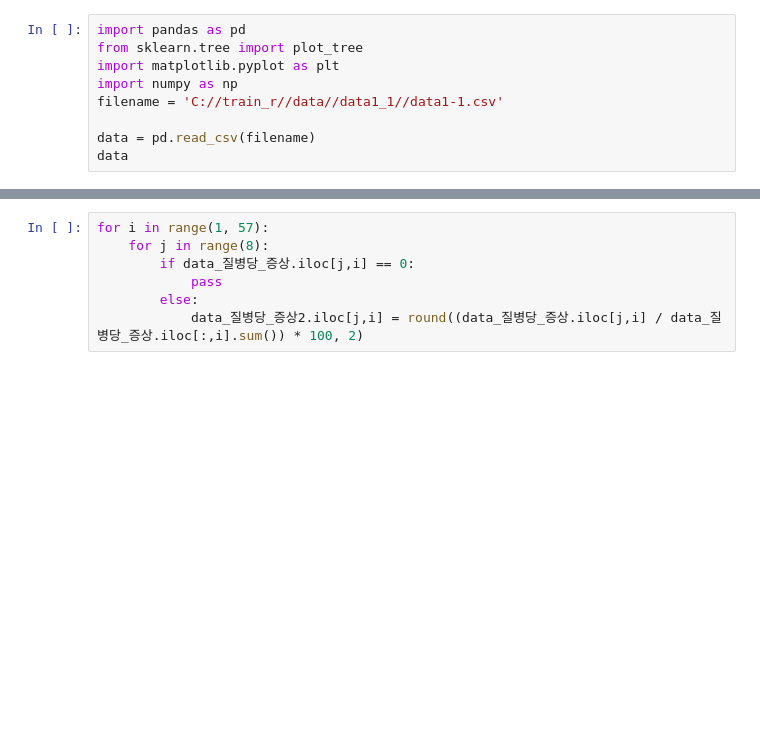
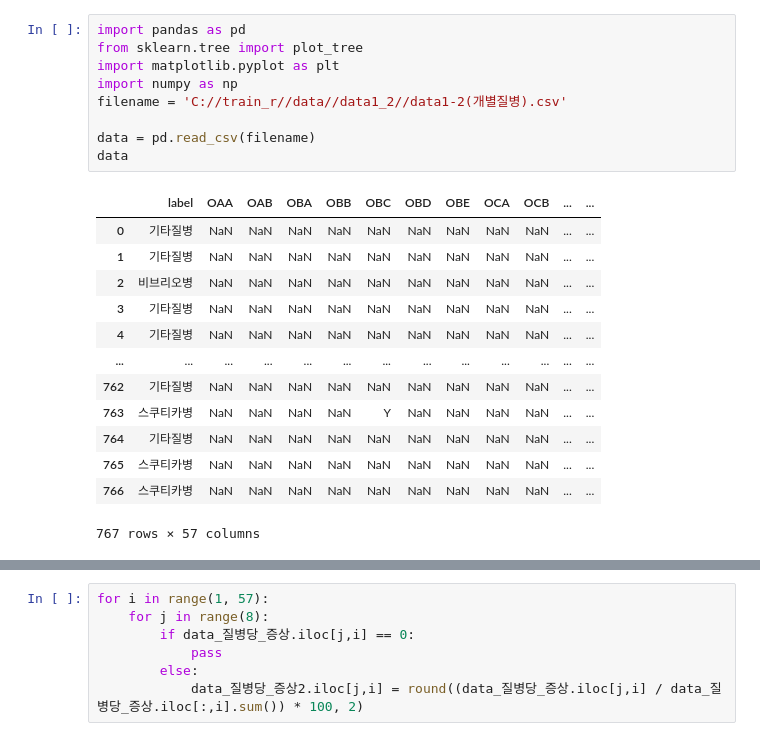
Before and after one commit to dobinR/Learning2, a Jupyter notebook: data/data1/data1-1_arrange.ipynb, the cells around one changed output, grey strips where cells are left out. Saved outputs shown, nothing was run; the diff lists cells and outputs as text; blank space fills up the shorter version.

```diff
--- a/data/data1/data1-1_arrange.ipynb
+++ b/data/data1/data1-1_arrange.ipynb
@@ -1,10 +1,24 @@
 # %%
 import pandas as pd
 from sklearn.tree import plot_tree
 import matplotlib.pyplot as plt
 import numpy as np
-filename = 'C://train_r//data//data1_1//data1-1.csv'
+filename = 'C://train_r//data//data1_2//data1-2(개별질병).csv'
 
 data = pd.read_csv(filename)
 data
+# %% [output]
+|  | label | OAA | OAB | OBA | OBB | OBC | OBD | OBE | OCA | OCB | ... | ... |
+| 0 | 기타질병 | NaN | NaN | NaN | NaN | NaN | NaN | NaN | NaN | NaN | ... | ... |
+| 1 | 기타질병 | NaN | NaN | NaN | NaN | NaN | NaN | NaN | NaN | NaN | ... | ... |
+| 2 | 비브리오병 | NaN | NaN | NaN | NaN | NaN | NaN | NaN | NaN | NaN | ... | ... |
+| 3 | 기타질병 | NaN | NaN | NaN | NaN | NaN | NaN | NaN | NaN | NaN | ... | ... |
+| 4 | 기타질병 | NaN | NaN | NaN | NaN | NaN | NaN | NaN | NaN | NaN | ... | ... |
+| ... | ... | ... | ... | ... | ... | ... | ... | ... | ... | ... | ... | ... |
+| 762 | 기타질병 | NaN | NaN | NaN | NaN | NaN | NaN | NaN | NaN | NaN | ... | ... |
+| 763 | 스쿠티카병 | NaN | NaN | NaN | NaN | Y | NaN | NaN | NaN | NaN | ... | ... |
+| 764 | 기타질병 | NaN | NaN | NaN | NaN | NaN | NaN | NaN | NaN | NaN | ... | ... |
+| 765 | 스쿠티카병 | NaN | NaN | NaN | NaN | NaN | NaN | NaN | NaN | NaN | ... | ... |
+| 766 | 스쿠티카병 | NaN | NaN | NaN | NaN | NaN | NaN | NaN | NaN | NaN | ... | ... |
+767 rows × 57 columns
 # %%
```
Also changed, not shown: parts of 5 cells of this notebook, 6 other files.
